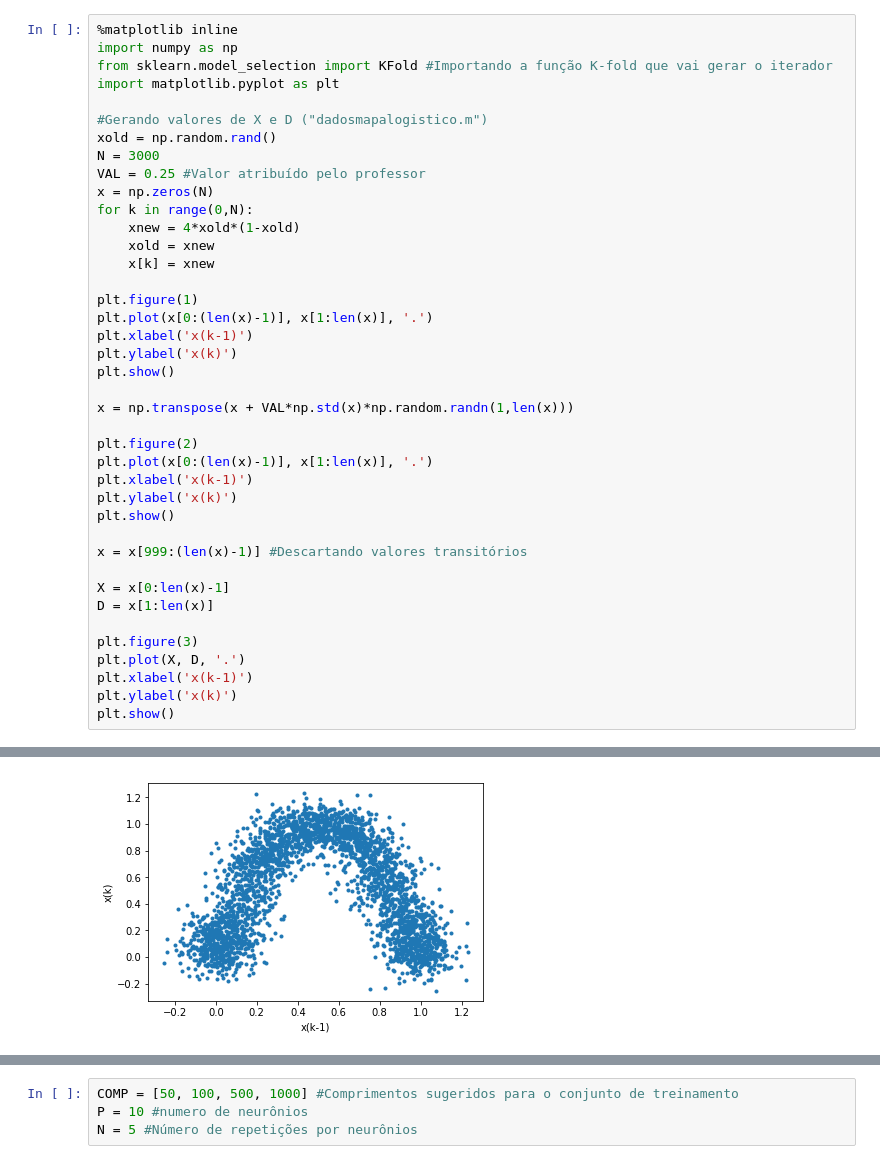
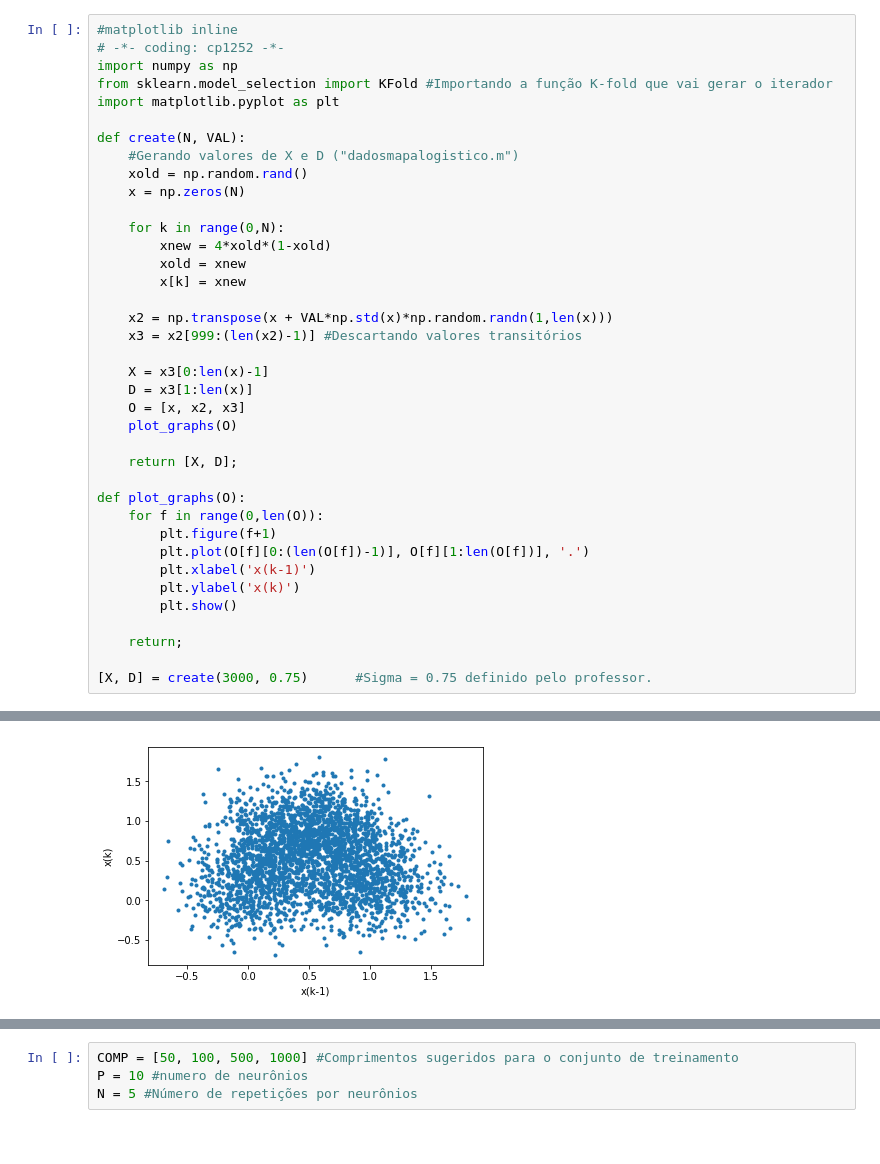
Before and after one commit to EduLima7/UFPA-RedesNeurais, a Jupyter notebook: 6 - Treinando e testando conjunto usando Cross Validation.ipynb, the cells around one changed output, grey strips where cells are left out. Drawn from its saved outputs; the diff is of its cells as text.

```diff
--- a/6 - Treinando e testando conjunto usando Cross Validation.ipynb
+++ b/6 - Treinando e testando conjunto usando Cross Validation.ipynb
@@ -1,43 +1,41 @@
 # %%
-%matplotlib inline
+#matplotlib inline
+# -*- coding: cp1252 -*-
 import numpy as np
 from sklearn.model_selection import KFold #Importando a função K-fold que vai gerar o iterador
 import matplotlib.pyplot as plt
 
-#Gerando valores de X e D ("dadosmapalogistico.m")
-xold = np.random.rand()
-N = 3000
-VAL = 0.25 #Valor atribuído pelo professor
-x = np.zeros(N)
-for k in range(0,N):
-    xnew = 4*xold*(1-xold)
-    xold = xnew
-    x[k] = xnew
+def create(N, VAL):
+    #Gerando valores de X e D ("dadosmapalogistico.m")
+    xold = np.random.rand()
+    x = np.zeros(N)
 
-plt.figure(1)
-plt.plot(x[0:(len(x)-1)], x[1:len(x)], '.')
-plt.xlabel('x(k-1)')
-plt.ylabel('x(k)')
-plt.show()
+    for k in range(0,N):
+        xnew = 4*xold*(1-xold)
+        xold = xnew
+        x[k] = xnew
 
-x = np.transpose(x + VAL*np.std(x)*np.random.randn(1,len(x)))
+    x2 = np.transpose(x + VAL*np.std(x)*np.random.randn(1,len(x)))
+    x3 = x2[999:(len(x2)-1)] #Descartando valores transitórios
 
-plt.figure(2)
-plt.plot(x[0:(len(x)-1)], x[1:len(x)], '.')
-plt.xlabel('x(k-1)')
-plt.ylabel('x(k)')
-plt.show()
+    X = x3[0:len(x)-1]
+    D = x3[1:len(x)]
+    O = [x, x2, x3]
+    plot_graphs(O)
 
-x = x[999:(len(x)-1)] #Descartando valores transitórios
+    return [X, D];
 
-X = x[0:len(x)-1]
-D = x[1:len(x)]
+def plot_graphs(O):
+    for f in range(0,len(O)):
+        plt.figure(f+1)
+        plt.plot(O[f][0:(len(O[f])-1)], O[f][1:len(O[f])], '.')
+        plt.xlabel('x(k-1)')
+        plt.ylabel('x(k)')
+        plt.show()
 
-plt.figure(3)
-plt.plot(X, D, '.')
-plt.xlabel('x(k-1)')
-plt.ylabel('x(k)')
-plt.show()
+    return;
+
+[X, D] = create(3000, 0.75)      #Sigma = 0.75 definido pelo professor.
 # %% [output]
 [figure]
-[figure, old version]
+[figure, new version]
```
Also changed, not shown: parts of 2 cells of this notebook.
